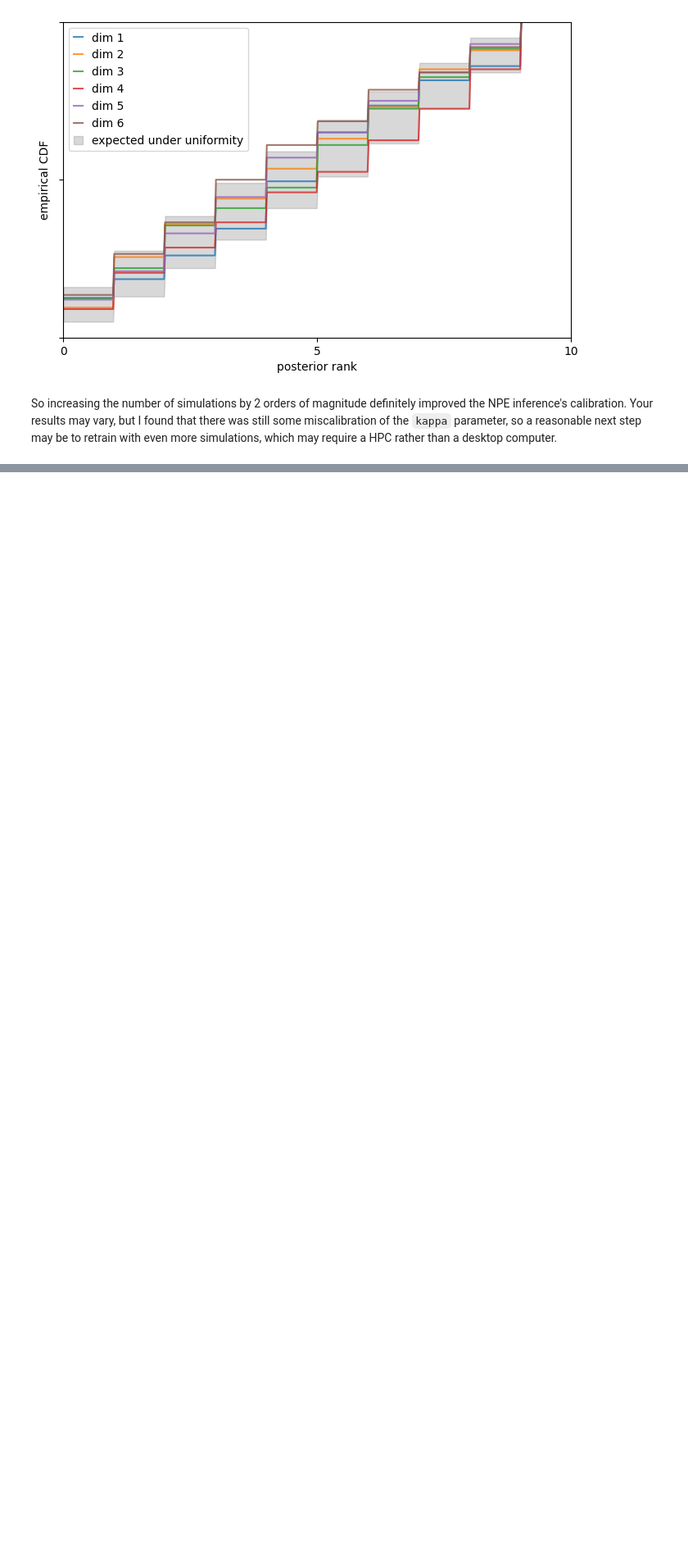
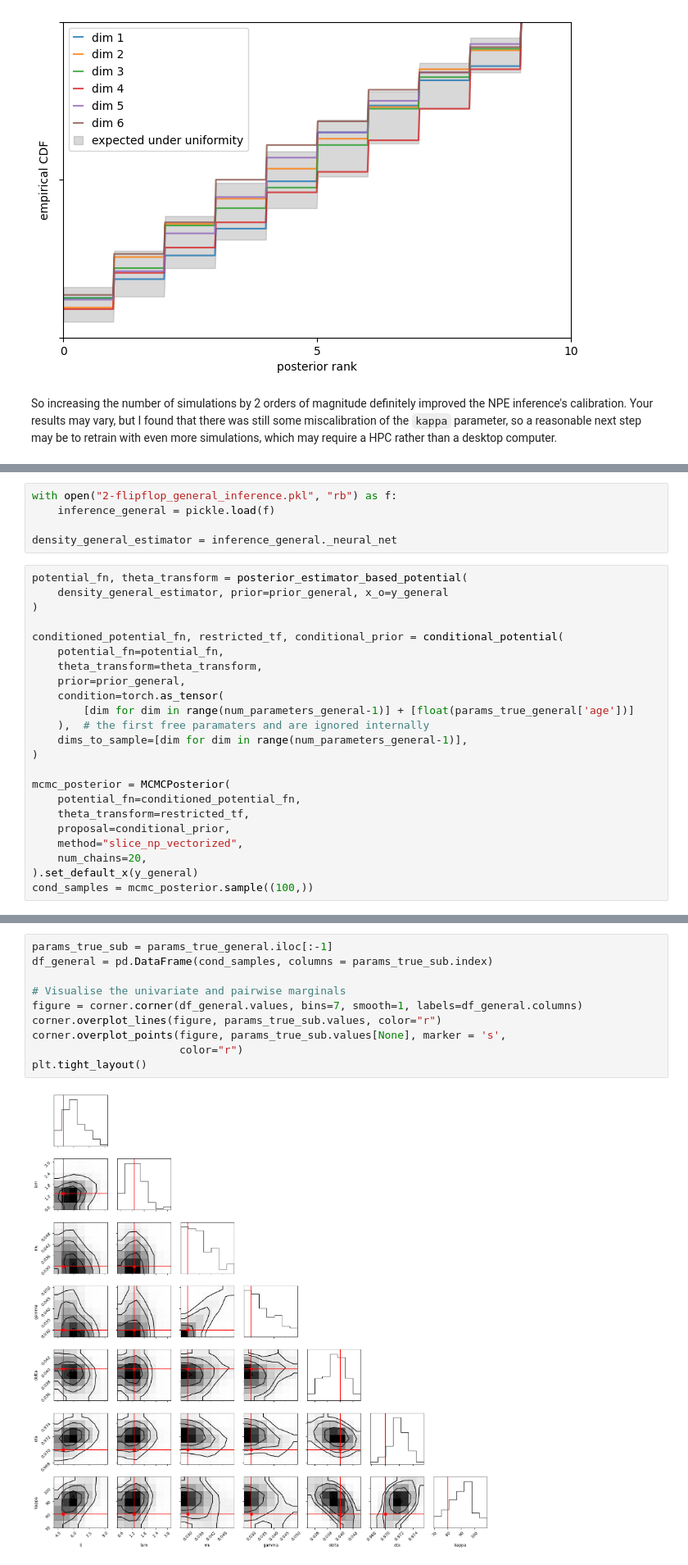
Before and after one commit to CalumGabbutt/IX-tutorial-CG-SBI, a Jupyter notebook: IX_tutorial_CG_SBI.ipynb, the cells around one changed output, grey strips where cells are left out. Shown at 82% size. Cells and saved outputs as stored; diff of their text form; blank space fills up the shorter version.

Commit message:
Added conditional posterior sampler

```diff
--- a/IX_tutorial_CG_SBI.ipynb
+++ b/IX_tutorial_CG_SBI.ipynb
@@ -591,0 +699,28 @@ So increasing the number of simulations by 2 orders of magnitude definitely impr
+# %%
+with open("2-flipflop_general_inference.pkl", "rb") as f:
+    inference_general = pickle.load(f)
+
+density_general_estimator = inference_general._neural_net
+# %%
+potential_fn, theta_transform = posterior_estimator_based_potential(
+    density_general_estimator, prior=prior_general, x_o=y_general
+)
+
+conditioned_potential_fn, restricted_tf, conditional_prior = conditional_potential(
+    potential_fn=potential_fn,
+    theta_transform=theta_transform,
+    prior=prior_general,
+    condition=torch.as_tensor(
+        [dim for dim in range(num_parameters_general-1)] + [float(params_true_general['age'])]
+    ),  # the first free paramaters and are ignored internally
+    dims_to_sample=[dim for dim in range(num_parameters_general-1)],
+)
+
+mcmc_posterior = MCMCPosterior(
+    potential_fn=conditioned_potential_fn,
+    theta_transform=restricted_tf,
+    proposal=conditional_prior,
+    method="slice_np_vectorized",
+    num_chains=20,
+).set_default_x(y_general)
+cond_samples = mcmc_posterior.sample((100,))
@@ -591,0 +729,12 @@ So increasing the number of simulations by 2 orders of magnitude definitely impr
+# %%
+params_true_sub = params_true_general.iloc[:-1]
+df_general = pd.DataFrame(cond_samples, columns = params_true_sub.index)
+
+# Visualise the univariate and pairwise marginals
+figure = corner.corner(df_general.values, bins=7, smooth=1, labels=df_general.columns)
+corner.overplot_lines(figure, params_true_sub.values, color="r")
+corner.overplot_points(figure, params_true_sub.values[None], marker = 's',
+                       color="r")
+plt.tight_layout()
+# %% [output]
+[figure, added]
```
Also changed, not shown: parts of 10 cells of this notebook.
